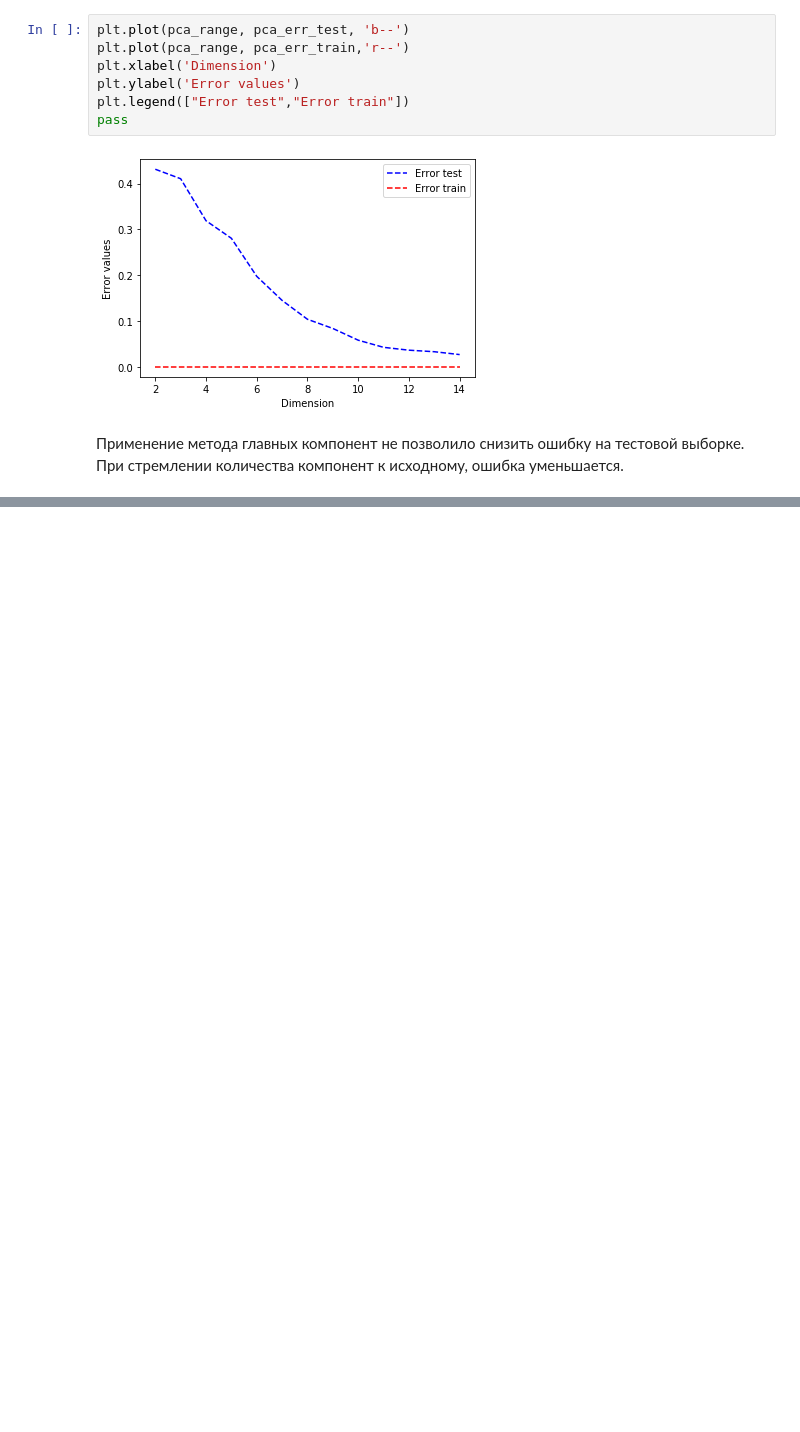
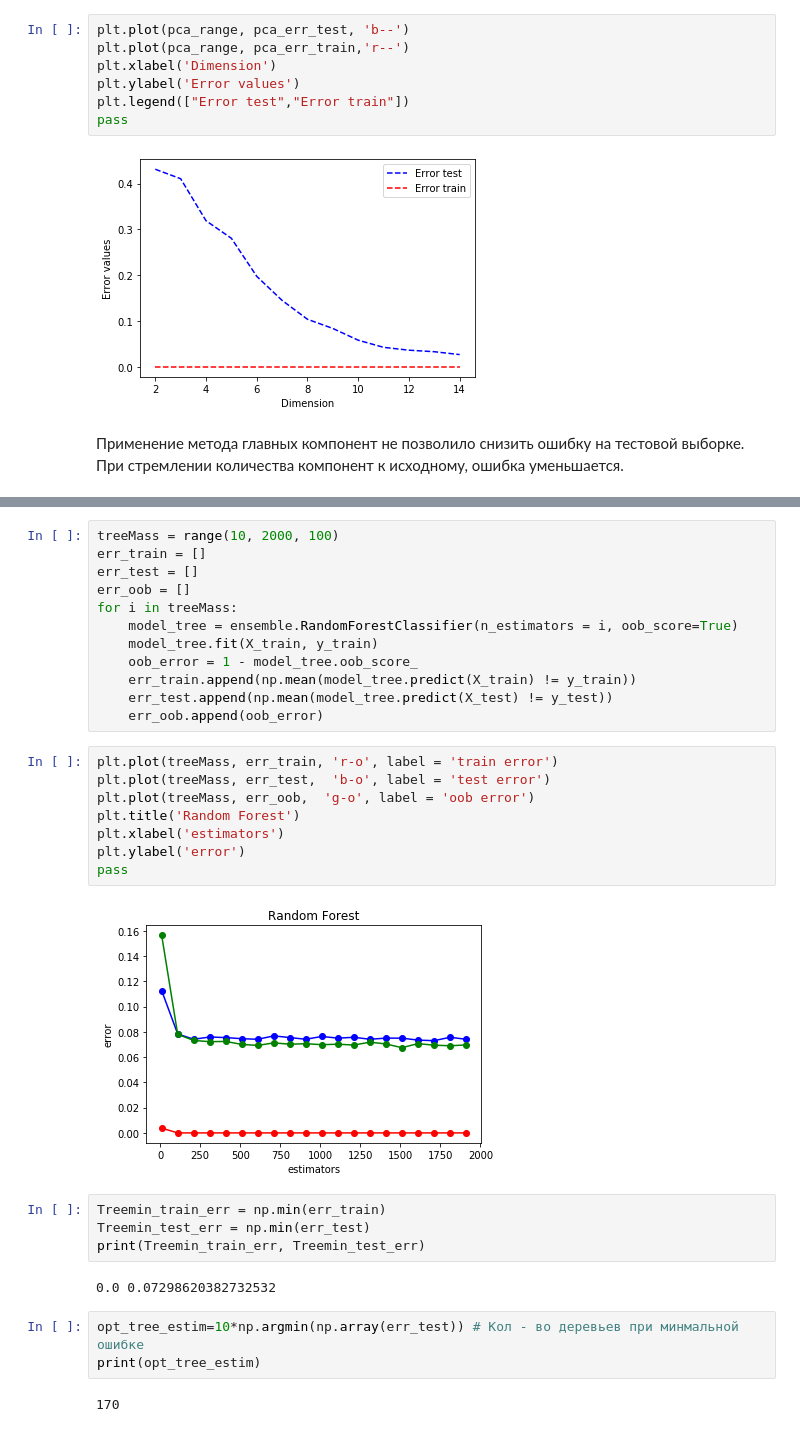
Before and after one commit to solovyyevnikita/-Machine-learning, a Jupyter notebook: homework_10.10.ipynb, the cells around one changed output, grey strips where cells are left out. Cells and saved outputs as stored; diff of their text form; blank space fills up the shorter version.

```diff
--- a/homework_10.10.ipynb
+++ b/homework_10.10.ipynb
@@ -604,0 +760,33 @@ pass
+# %%
+treeMass = range(10, 2000, 100)
+err_train = []
+err_test = []
+err_oob = []
+for i in treeMass:
+    model_tree = ensemble.RandomForestClassifier(n_estimators = i, oob_score=True)
+    model_tree.fit(X_train, y_train)
+    oob_error = 1 - model_tree.oob_score_
+    err_train.append(np.mean(model_tree.predict(X_train) != y_train))
+    err_test.append(np.mean(model_tree.predict(X_test) != y_test))
+    err_oob.append(oob_error)
+# %%
+plt.plot(treeMass, err_train, 'r-o', label = 'train error')
+plt.plot(treeMass, err_test,  'b-o', label = 'test error')
+plt.plot(treeMass, err_oob,  'g-o', label = 'oob error')
+plt.title('Random Forest')
+plt.xlabel('estimators')
+plt.ylabel('error')
+pass
+# %% [output]
+[figure, added]
+# %%
+Treemin_train_err = np.min(err_train)
+Treemin_test_err = np.min(err_test)
+print(Treemin_train_err, Treemin_test_err)
+# %% [output]
+0.0 0.07298620382732532
+# %%
+opt_tree_estim=10*np.argmin(np.array(err_test)) # Кол - во деревьев при минмальной ошибке
+print(opt_tree_estim)
+# %% [output]
+170
```
Also changed, not shown: parts of 42 cells of this notebook.
